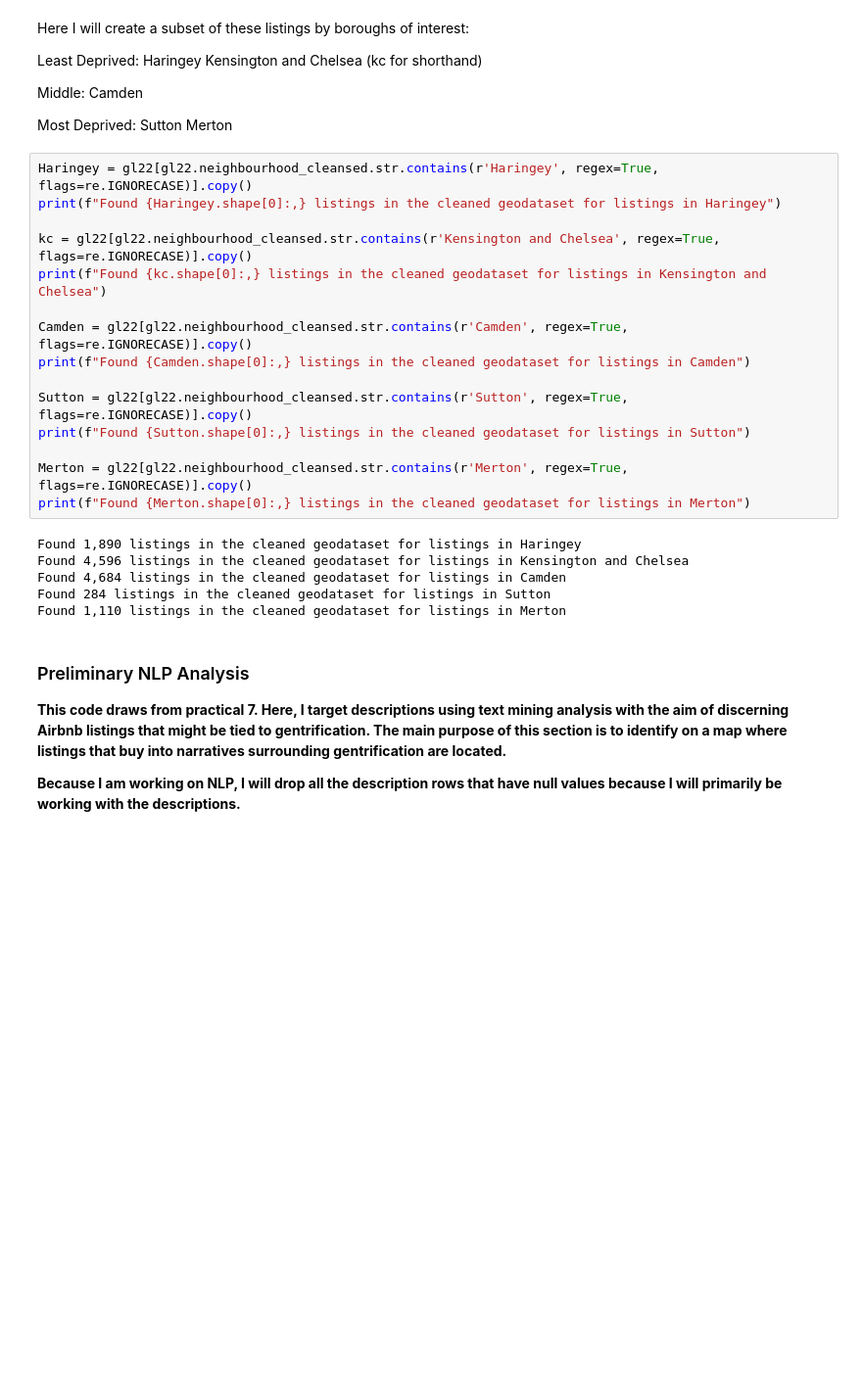
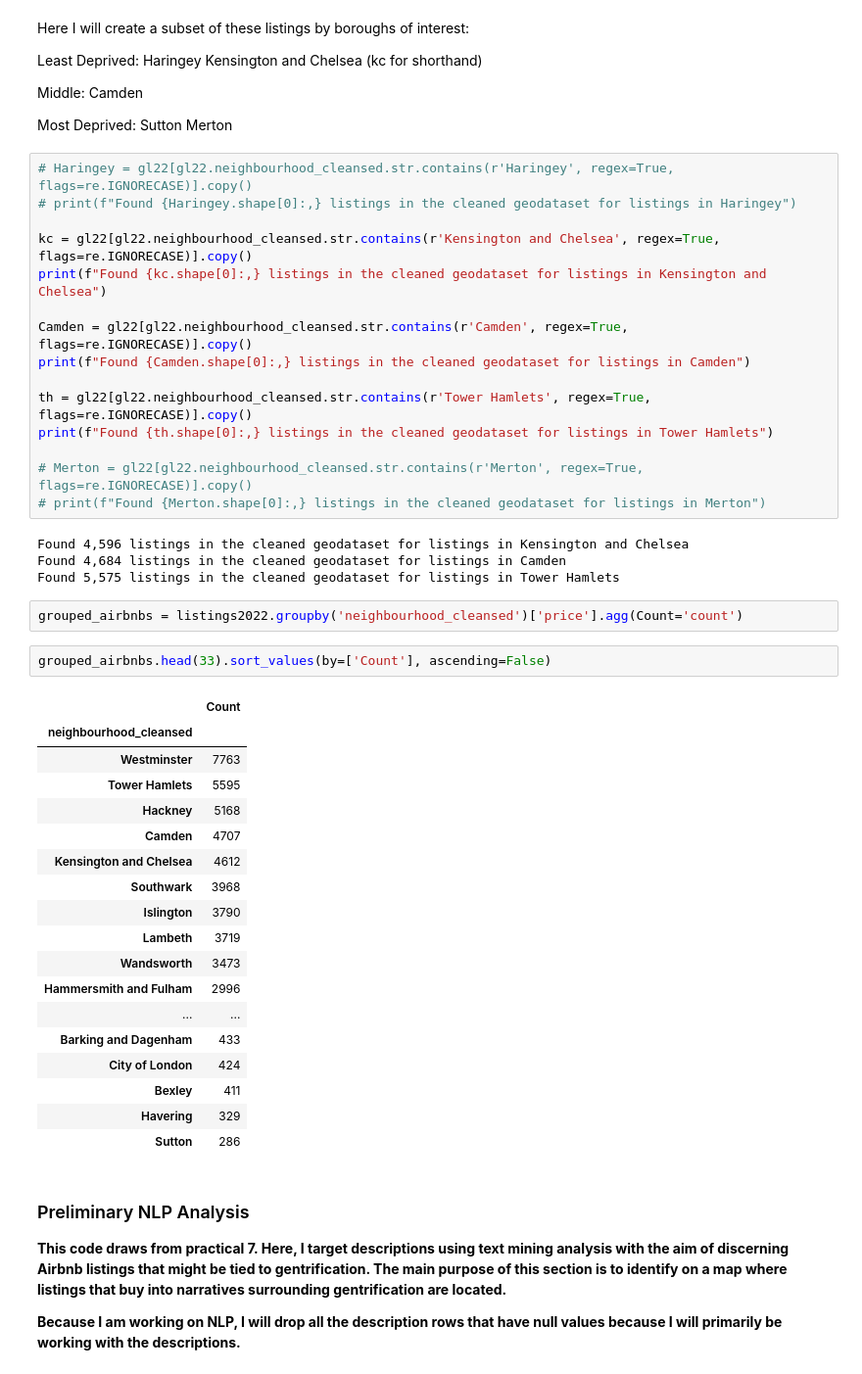
Before and after one commit to lordschmear/outline.fsds, a Jupyter notebook: Airbnb2022_Final.ipynb, the cells around one changed output. Shown at 98% size. Drawn from its saved outputs; the diff is of its cells as text; blank space fills up the shorter version.

```diff
--- a/Airbnb2022_Final.ipynb
+++ b/Airbnb2022_Final.ipynb
@@ -674,8 +674,8 @@ Most Deprived:
 Sutton
 Merton
 # %%
-Haringey = gl22[gl22.neighbourhood_cleansed.str.contains(r'Haringey', regex=True, flags=re.IGNORECASE)].copy()
-print(f"Found {Haringey.shape[0]:,} listings in the cleaned geodataset for listings in Haringey")
+# Haringey = gl22[gl22.neighbourhood_cleansed.str.contains(r'Haringey', regex=True, flags=re.IGNORECASE)].copy()
+# print(f"Found {Haringey.shape[0]:,} listings in the cleaned geodataset for listings in Haringey")
 
 kc = gl22[gl22.neighbourhood_cleansed.str.contains(r'Kensington and Chelsea', regex=True, flags=re.IGNORECASE)].copy()
 print(f"Found {kc.shape[0]:,} listings in the cleaned geodataset for listings in Kensington and Chelsea")
@@ -683,17 +683,38 @@ print(f"Found {kc.shape[0]:,} listings in the cleaned geodataset for listings in
 Camden = gl22[gl22.neighbourhood_cleansed.str.contains(r'Camden', regex=True, flags=re.IGNORECASE)].copy()
 print(f"Found {Camden.shape[0]:,} listings in the cleaned geodataset for listings in Camden")
 
-Sutton = gl22[gl22.neighbourhood_cleansed.str.contains(r'Sutton', regex=True, flags=re.IGNORECASE)].copy()
-print(f"Found {Sutton.shape[0]:,} listings in the cleaned geodataset for listings in Sutton")
+th = gl22[gl22.neighbourhood_cleansed.str.contains(r'Tower Hamlets', regex=True, flags=re.IGNORECASE)].copy()
+print(f"Found {th.shape[0]:,} listings in the cleaned geodataset for listings in Tower Hamlets")
 
-Merton = gl22[gl22.neighbourhood_cleansed.str.contains(r'Merton', regex=True, flags=re.IGNORECASE)].copy()
-print(f"Found {Merton.shape[0]:,} listings in the cleaned geodataset for listings in Merton")
+# Merton = gl22[gl22.neighbourhood_cleansed.str.contains(r'Merton', regex=True, flags=re.IGNORECASE)].copy()
+# print(f"Found {Merton.shape[0]:,} listings in the cleaned geodataset for listings in Merton")
 # %% [output]
-Found 1,890 listings in the cleaned geodataset for listings in Haringey
 Found 4,596 listings in the cleaned geodataset for listings in Kensington and Chelsea
 Found 4,684 listings in the cleaned geodataset for listings in Camden
-Found 284 listings in the cleaned geodataset for listings in Sutton
-Found 1,110 listings in the cleaned geodataset for listings in Merton
+Found 5,575 listings in the cleaned geodataset for listings in Tower Hamlets
+# %%
+grouped_airbnbs = listings2022.groupby('neighbourhood_cleansed')['price'].agg(Count='count')
+# %%
+grouped_airbnbs.head(33).sort_values(by=['Count'], ascending=False)
+# %% [output]
+|  | Count |
+| neighbourhood_cleansed |  |
+| Westminster | 7763 |
+| Tower Hamlets | 5595 |
+| Hackney | 5168 |
+| Camden | 4707 |
+| Kensington and Chelsea | 4612 |
+| Southwark | 3968 |
+| Islington | 3790 |
+| Lambeth | 3719 |
+| Wandsworth | 3473 |
+| Hammersmith and Fulham | 2996 |
+| ... | ... |
+| Barking and Dagenham | 433 |
+| City of London | 424 |
+| Bexley | 411 |
+| Havering | 329 |
+| Sutton | 286 |
 # %% [markdown]
 ### Preliminary NLP Analysis
 **This code draws from practical 7. Here, I target descriptions using text mining analysis with the aim of discerning Airbnb listings that might be tied to gentrification. The main purpose of this section is to identify on a map where listings that buy into narratives surrounding gentrification are located.**
```
Also changed, not shown: parts of 54 cells of this notebook, 5 other files.
